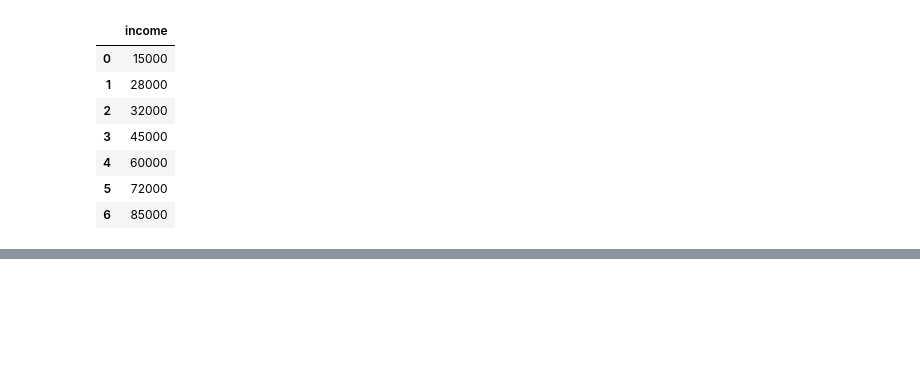
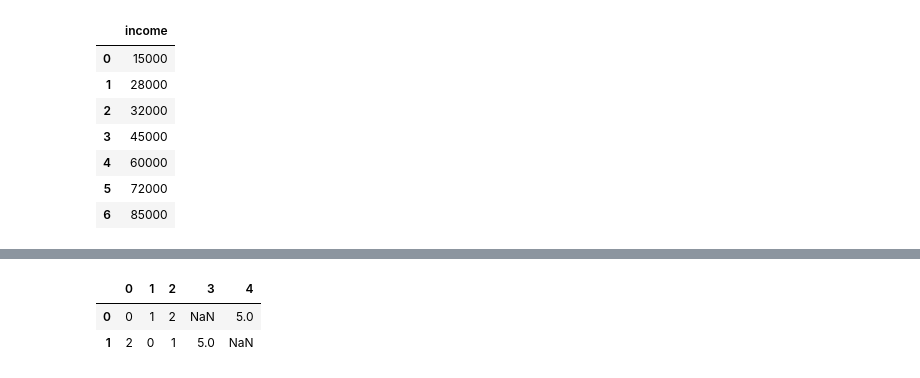
Before and after one commit to koffandaff/Python-2, a Jupyter notebook: T1/Ch3/Notes/Shubham/PB_solution.ipynb, the cells around one changed output, grey strips where cells are left out. Saved outputs shown, nothing was run; the diff lists cells and outputs as text; code cells hidden in the pictures; blank space fills up the shorter version.

```diff
--- a/T1/Ch3/Notes/Shubham/PB_solution.ipynb
+++ b/T1/Ch3/Notes/Shubham/PB_solution.ipynb
@@ -107,0 +101,11 @@ df
+# %%
+df=pd.DataFrame([[0,1,2,np.nan,5],[2,0,1,5,np.nan],[5,0,1,np.nan,5],[2,0,1,np.nan,np.nan]])
+df=df.drop_duplicates(subset=[1,2])
+df=df.drop_duplicates(subset=[4])
+df.dropna(thresh=2,axis=1)
+# print(df.shape)
+df
+# %% [output]
+|  | 0 | 1 | 2 | 3 | 4 |
+| 0 | 0 | 1 | 2 | NaN | 5.0 |
+| 1 | 2 | 0 | 1 | 5.0 | NaN |
```
Also changed, not shown: parts of 24 cells of this notebook, 7 other files.
